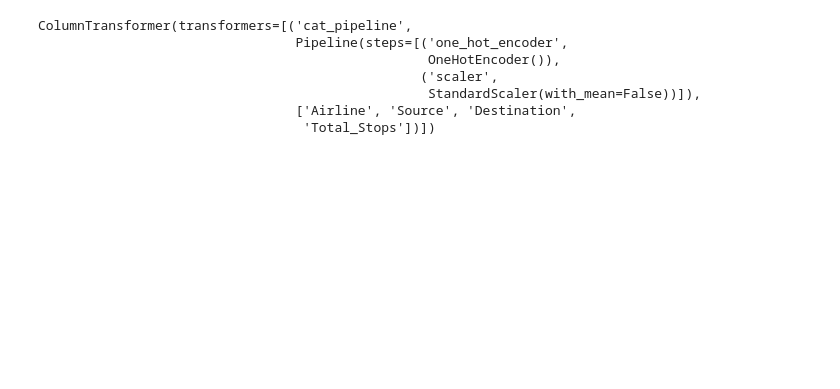
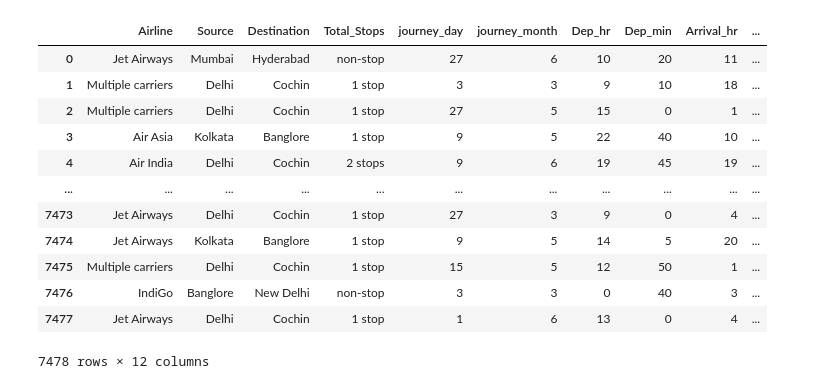
Before and after one commit to divya030/Flight_Fare_Predictions, a Jupyter notebook: triall_1.ipynb, the cells around one changed output. Cells and saved outputs as stored; diff of their text form; code cells hidden in the pictures; blank space fills up the shorter version.

```diff
--- a/triall_1.ipynb
+++ b/triall_1.ipynb
@@ -46,12 +44 @@ X['journey_day']
 7478 rows × 8 columns
-# %%
-class FeatureGenerator():
-
-    def __init__(self,columns):
-        self.columns = columns
-
-    def fit(self,X,y=None):
-        return X
-
-    def transform(self):
-        return self.columns
@@ -58,19 +94,41 @@ class FeatureGenerator():
+# %%
+c = FeatureGenerator(num_cols)
+c.fit(X)
+c.transform(X)
+# %% [output]
+|  | Airline | Source | Destination | Total_Stops | journey_day | journey_month | Dep_hr | Dep_min | Arrival_hr | ... |
+| 0 | Jet Airways | Mumbai | Hyderabad | non-stop | 27 | 6 | 10 | 20 | 11 | ... |
+| 1 | Multiple carriers | Delhi | Cochin | 1 stop | 3 | 3 | 9 | 10 | 18 | ... |
+| 2 | Multiple carriers | Delhi | Cochin | 1 stop | 27 | 5 | 15 | 0 | 1 | ... |
+| 3 | Air Asia | Kolkata | Banglore | 1 stop | 9 | 5 | 22 | 40 | 10 | ... |
+| 4 | Air India | Delhi | Cochin | 2 stops | 9 | 6 | 19 | 45 | 19 | ... |
+| ... | ... | ... | ... | ... | ... | ... | ... | ... | ... | ... |
+| 7473 | Jet Airways | Delhi | Cochin | 1 stop | 27 | 3 | 9 | 0 | 4 | ... |
+| 7474 | Jet Airways | Kolkata | Banglore | 1 stop | 9 | 5 | 14 | 5 | 20 | ... |
+| 7475 | Multiple carriers | Delhi | Cochin | 1 stop | 15 | 5 | 12 | 50 | 1 | ... |
+| 7476 | IndiGo | Banglore | New Delhi | non-stop | 3 | 3 | 0 | 40 | 3 | ... |
+| 7477 | Jet Airways | Delhi | Cochin | 1 stop | 1 | 6 | 13 | 0 | 4 | ... |
+7478 rows × 12 columns
 # %%
-col = ['Airline','Source','Destination','Total_Stops']
-cat_pipeline = Pipeline(steps=[
-                 ('one_hot_encoder', OneHotEncoder()),
-                 ('scaler', StandardScaler(with_mean=False))
+cat_one = ['Airline','Source','Destination']
+num_cols = ['Dep_Time','Date_of_Journey','Arrival_Time','Duration']
+cat_label_coding = ['Total_Stops']
+
+num_pipeline = Pipeline(steps=[
+                ('feature_generator', FeatureGenerator(columns=num_cols)),
+                ('scaler', StandardScaler())
             ]
             )
+
+cat_pipeline = Pipeline(steps=[
+        ('one_hot_encoder', OneHotEncoder()),
+        ('scaler', StandardScaler(with_mean=False))
+]
+)
+
+
 preprocessing = ColumnTransformer(transformers = [
-                ('cat_pipeline', cat_pipeline, col)
+                ('num_pipeline', num_pipeline, num_cols),
+                ('cat_pipeline', cat_pipeline, cat_one),
+                ('cat_label',cat_pipeline,cat_label_coding)
             ])
-preprocessing.fit(X)
-# %% [output]
-ColumnTransformer(transformers=[('cat_pipeline',
-                                 Pipeline(steps=[('one_hot_encoder',
-                                                  OneHotEncoder()),
-                                                 ('scaler',
-                                                  StandardScaler(with_mean=False))]),
-                                 ['Airline', 'Source', 'Destination',
-                                  'Total_Stops'])])
```
Also changed, not shown: parts of 38 cells of this notebook, 15 other files.
